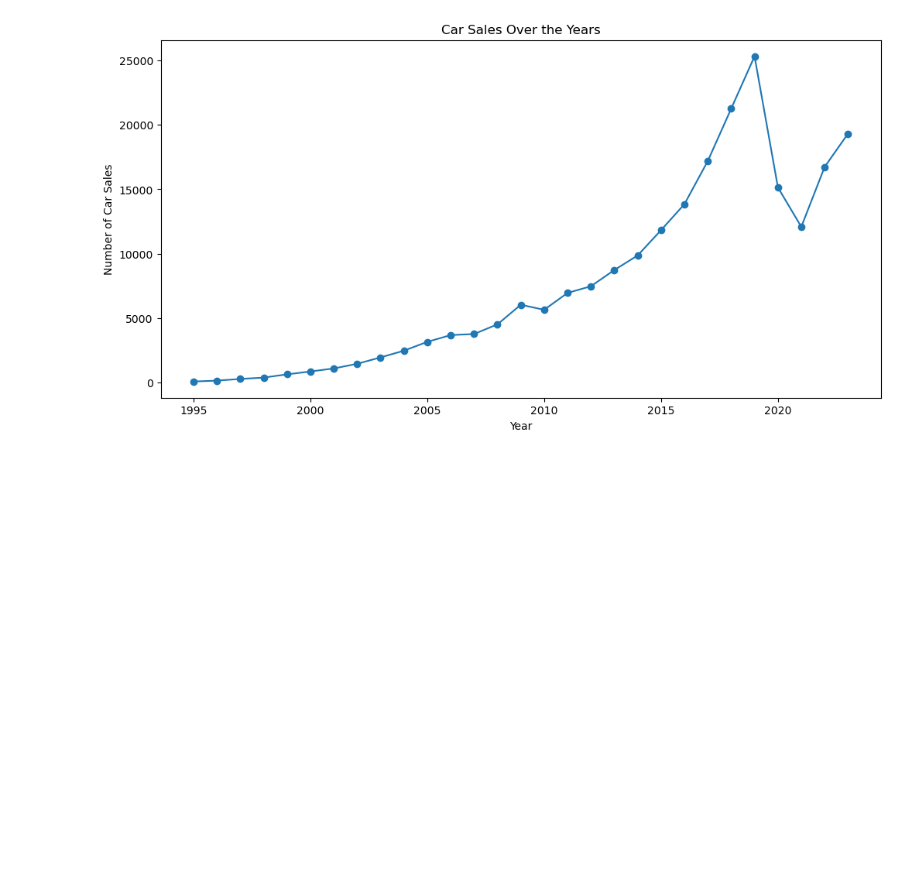
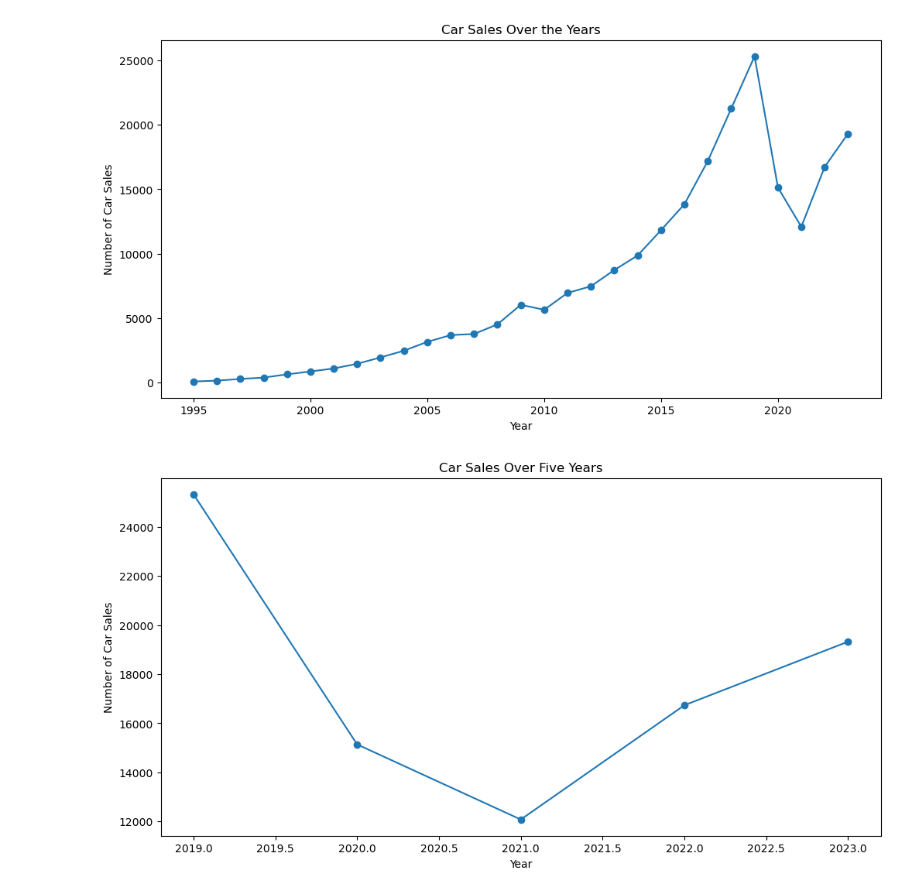
Before and after one commit to AADHIP09/EDA_Project_1_Group_5, a Jupyter notebook: Question1_Year_trend.ipynb, the cells around one changed output. Saved outputs shown, nothing was run; the diff lists cells and outputs as text; code cells hidden in the pictures; blank space fills up the shorter version.

```diff
--- a/Question1_Year_trend.ipynb
+++ b/Question1_Year_trend.ipynb
@@ -99,3 +102,16 @@ plt.ylabel('Number of Car Sales')
 plt.show()
 # %% [output]
 [figure]
+# %%
+yearly_sales_Five = df_Five['year'].value_counts()
+yearly_sales_Five = yearly_sales_Five.sort_index(ascending=True)
+# %%
+plt.figure(figsize=(12, 6))
+yearly_sales_Five.plot(marker='o')
+plt.title('Car Sales Over Five Years')
+plt.xlabel('Year')
+plt.ylabel('Number of Car Sales')
+plt.savefig('image_output/Sale_5Years.png')
+plt.show()
+# %% [output]
+[figure, added]
```
Also changed, not shown: parts of 4 cells of this notebook, 6 other files.
